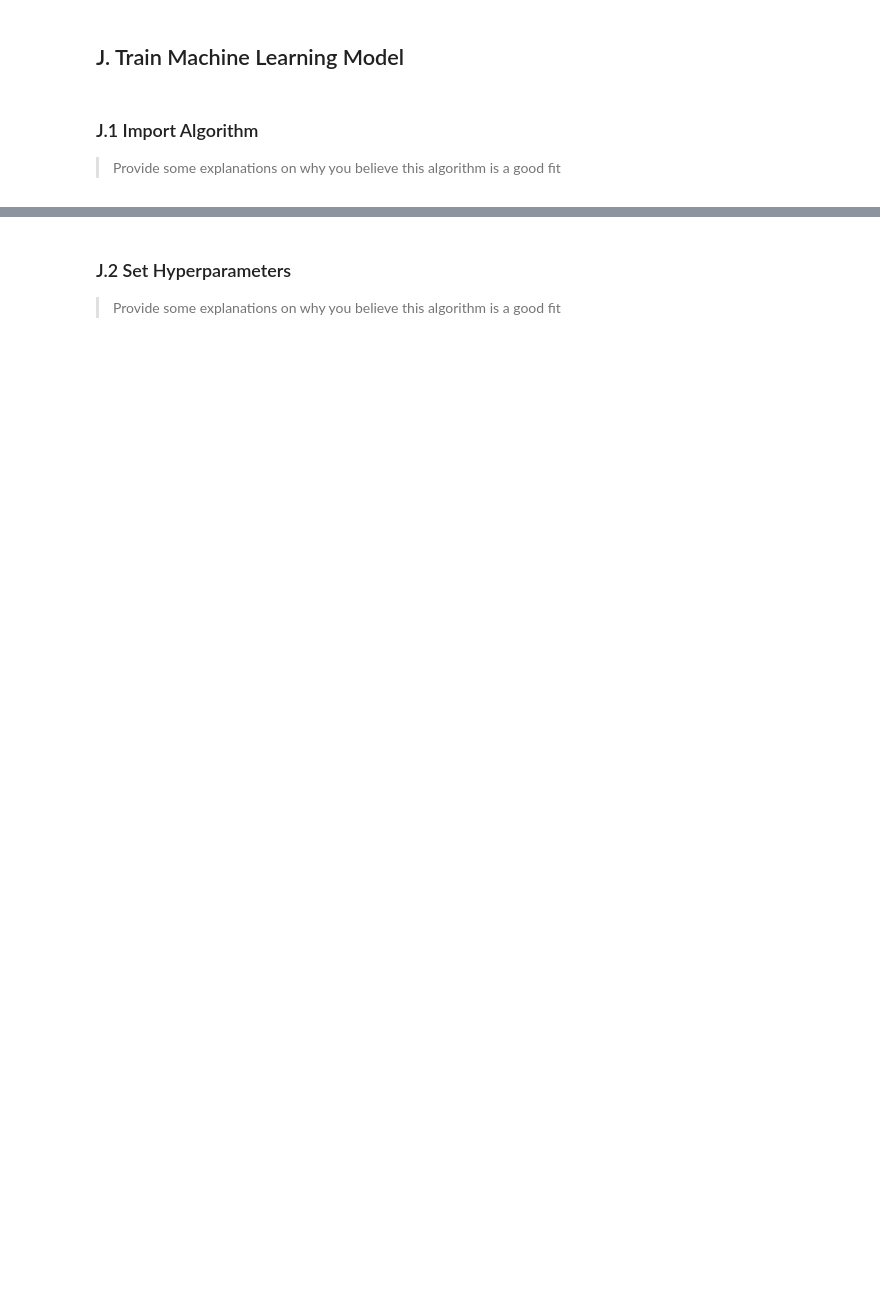
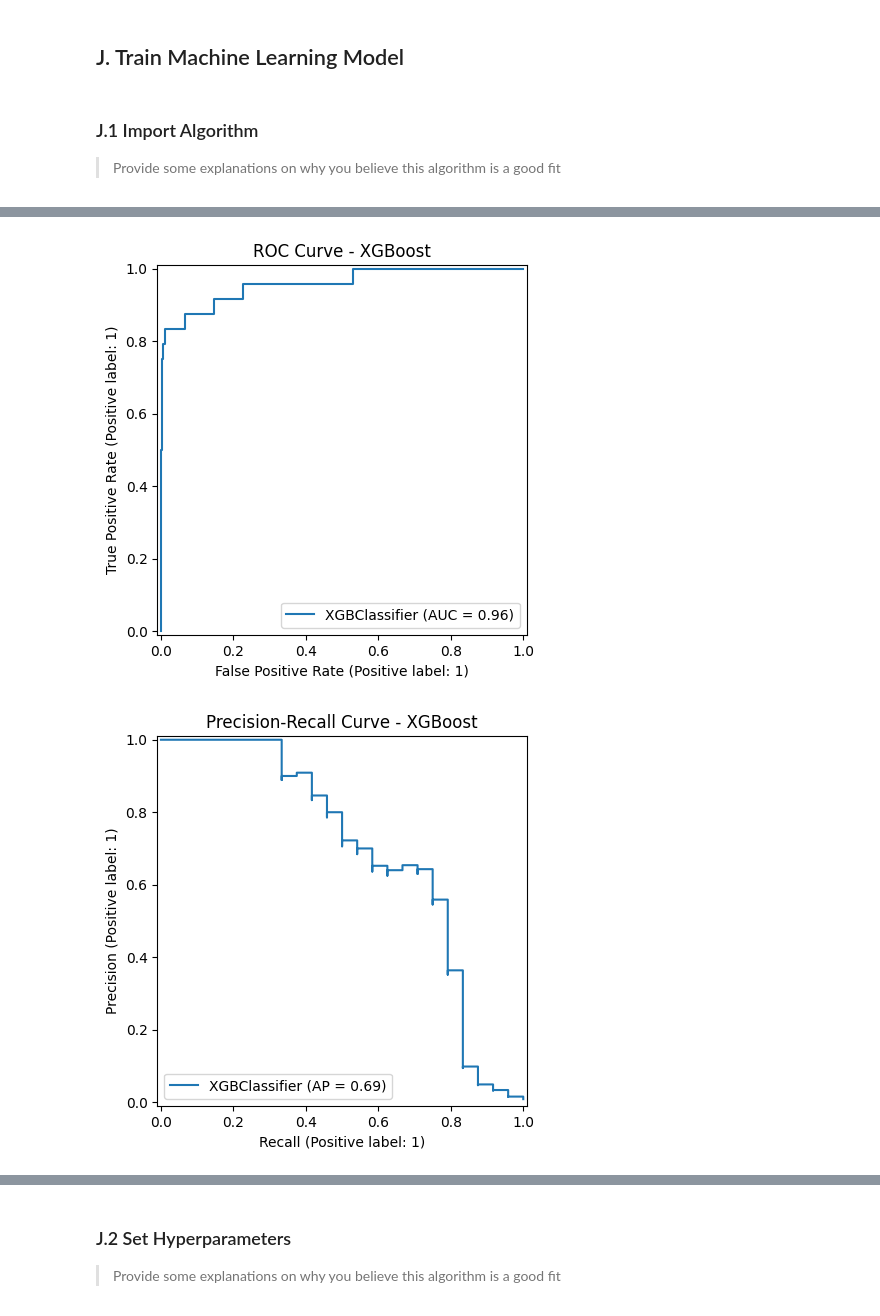
Before and after one commit to Amanda1005/my_krml_25176165, a Jupyter notebook: src/my_krml_25176165/models/36120_25SP_group30_25176165_AT1_experiment_2.ipynb, the cells around one changed output, grey strips where cells are left out. Drawn from its saved outputs; the diff is of its cells as text; code cells hidden in the pictures; blank space fills up the shorter version.

```diff
--- a/src/my_krml_25176165/models/36120-25SP-group30-25176165-AT1-experiment-2.ipynb
+++ b/src/my_krml_25176165/models/36120_25SP_group30_25176165_AT1_experiment_2.ipynb
@@ -819,26 +791,3 @@ We use AUROC as the main metric, since it handles imbalanced datasets well and m
 ### J.1 Import Algorithm
 
 > Provide some explanations on why you believe this algorithm is a good fit
-# %%
-from sklearn.ensemble import RandomForestClassifier
-from sklearn.metrics import roc_auc_score, roc_curve
-import matplotlib.pyplot as plt
-
-# Use the same features as before
-X_tr = X_train[features_list]
-X_va = X_val[features_list]
-
-# Build and train Random Forest (with imbalance handling)
-rf_model = RandomForestClassifier(
-    n_estimators=400,
-    random_state=42,
-    n_jobs=-1,
-    class_weight='balanced',
-    bootstrap=True,
-)
-rf_model.fit(X_tr, y_train)
-
-# Validation set probabilities and AUROC
-y_val_probs_rf = rf_model.predict_proba(X_va)[:, 1]
-rf_auc = roc_auc_score(y_val, y_val_probs_rf)
-print(f"Random Forest AUROC on validation set: {rf_auc:.4f}")
@@ -846,0 +853,24 @@ Random Forest AUROC on validation set: 0.9905
+# %%
+# ROC Curve
+
+from sklearn.metrics import RocCurveDisplay
+RocCurveDisplay.from_estimator(xgb_model, X_va, y_val)
+plt.title("ROC Curve - XGBoost")
+plt.show()
+
+# Precision-Recall Curve
+
+from sklearn.metrics import PrecisionRecallDisplay
+PrecisionRecallDisplay.from_estimator(xgb_model, X_va, y_val)
+plt.title("Precision-Recall Curve - XGBoost")
+plt.show()
+
+# Confusion Matrix
+
+from sklearn.metrics import ConfusionMatrixDisplay
+ConfusionMatrixDisplay.from_estimator(xgb_model, X_va, y_val)
+plt.title("Confusion Matrix - XGBoost")
+plt.show()
+# %% [output]
+[figure, added]
+[figure, added]
```
Also changed, not shown: parts of 67 cells of this notebook, 5 other files.
